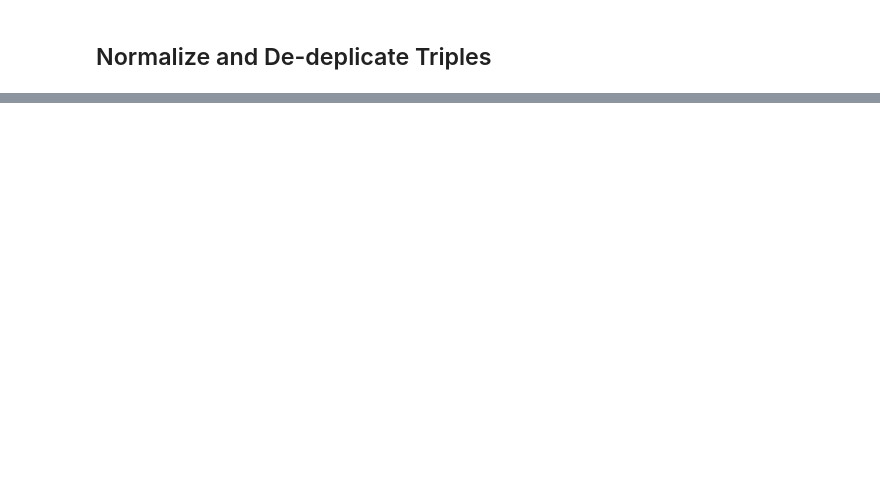
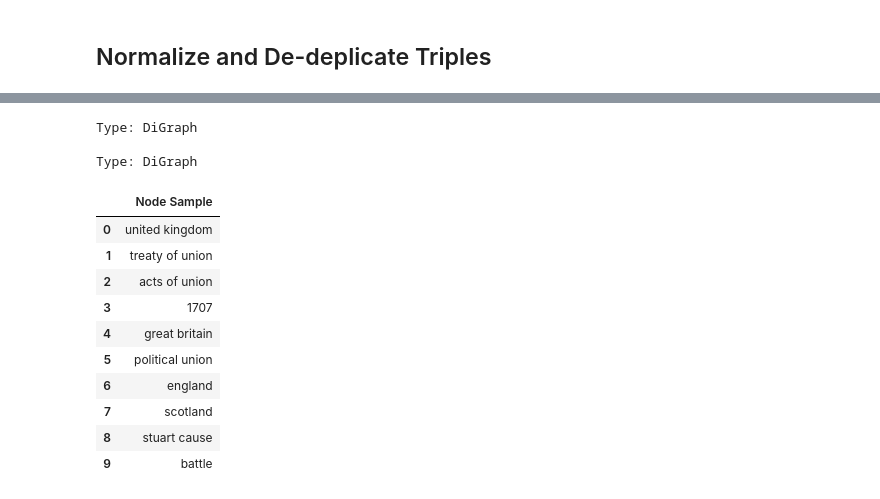
Before and after one commit to Hamzakhan001/knowledge-graph-pipeline-llm, a Jupyter notebook: knowledge_graph.ipynb, the cells around one changed output, grey strips where cells are left out. Drawn from its saved outputs; the diff is of its cells as text; code cells hidden in the pictures; blank space fills up the shorter version.

Commit message:
added graph nodes and edges

```diff
--- a/knowledge_graph.ipynb
+++ b/knowledge_graph.ipynb
@@ -325,0 +367,75 @@ for i,triple in enumerate(all_extracted_triples):
+# %%
+
+knowledge_graph = nx.DiGraph()
+added_edges_count = 0
+update_intervals = 5
+
+if not normalized_triples:
+    print("No normalized triples added to graph")
+
+else:
+    for i,triple in enumerate(normalized_triples):
+        subject_node = triple['subject']
+        object_node = triple['object']
+        predicate_label = triple['predicate']
+
+
+        knowledge_graph.add_edge(subject_node, object_node, label = predicate_label)
+        added_edges_count += 1
+
+        if (i+1) % update_intervals == 0 or (i+1) == len(normalized_triples):
+            print("")
+            try:
+                print(nx.info(knowledge_graph))
+            except:
+                print(f"Type: {type(knowledge_graph).__name__}")
+# %% [output]
+Type: DiGraph
+
+Type: DiGraph
+# %%
+num_nodes = knowledge_graph.number_of_nodes()
+num_edges = knowledge_graph.number_of_edges()
+
+if num_edges != added_edges_count and isinstance(knowledge_graph, nx.DiGraph):
+    print(f"Note: Added{added_edges_count} edges, graph has {num_edges}")
+
+
+if num_nodes > 0:
+    try:
+        density = nx.density(knowledge_graph)
+        if nx.is_weakly_connected(knowledge_graph):
+            print("weakly connected graph")
+
+        else:
+            num_components = nx.number_weakly_connected_components(knowledge_graph)
+    except Exception as e:
+        print(f"Could not calculated some graph metrices: {e}")
+
+else:
+    print("graph is empty")
+
+
+if num_nodes > 0:
+    nodes_sample = list(knowledge_graph.nodes())[:10]
+    display(pd.DataFrame(nodes_sample, columns=["Node Sample"]))
+
+
+if num_edges > 0:
+    edges_sample = []
+    for u, v, data in list(knowledge_graph.edges(data=True))[:10]:  # move [:10] outside list()
+        edges_sample.append({"Source": u, "Target": v, "Label": data.get("label", "N/A")})
+else:
+    print("Graph has no edges")
+# %% [output]
+|  | Node Sample |
+| 0 | united kingdom |
+| 1 | treaty of union |
+| 2 | acts of union |
+| 3 | 1707 |
+| 4 | great britain |
+| 5 | political union |
+| 6 | england |
+| 7 | scotland |
+| 8 | stuart cause |
+| 9 | battle |
```
Also changed, not shown: parts of 7 cells of this notebook.
